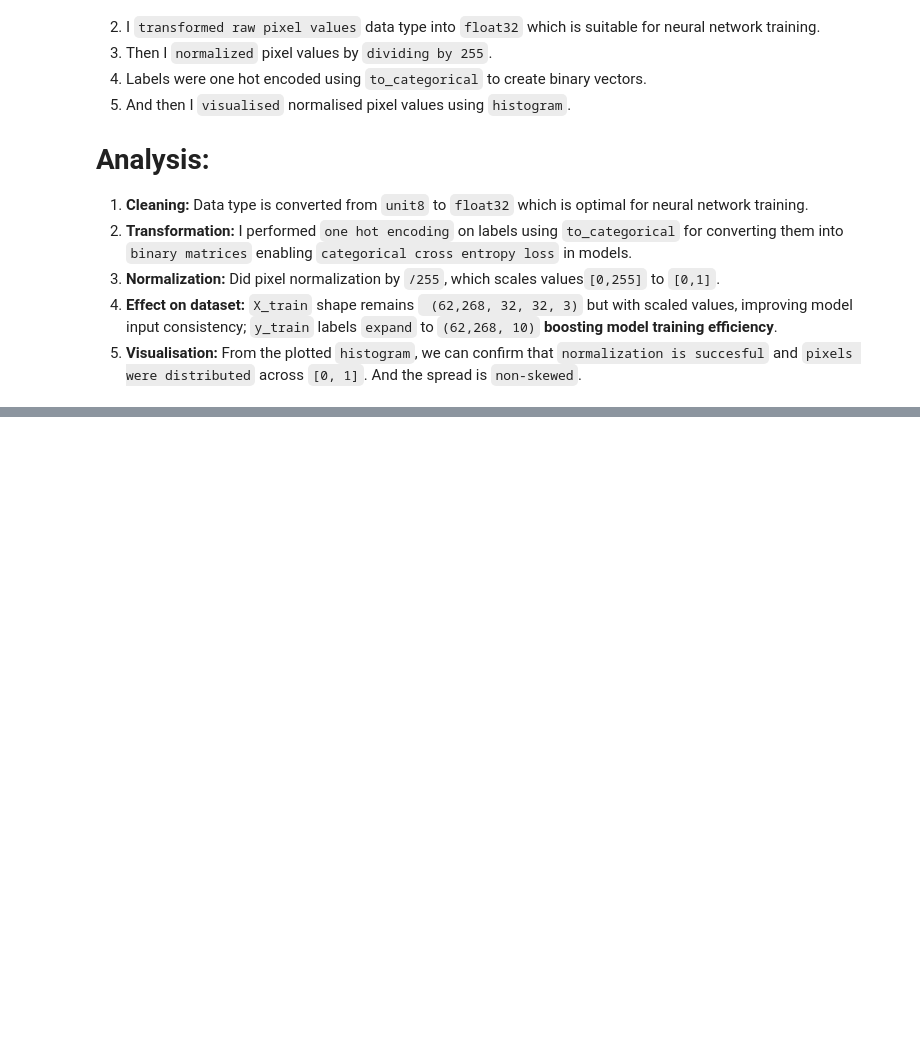
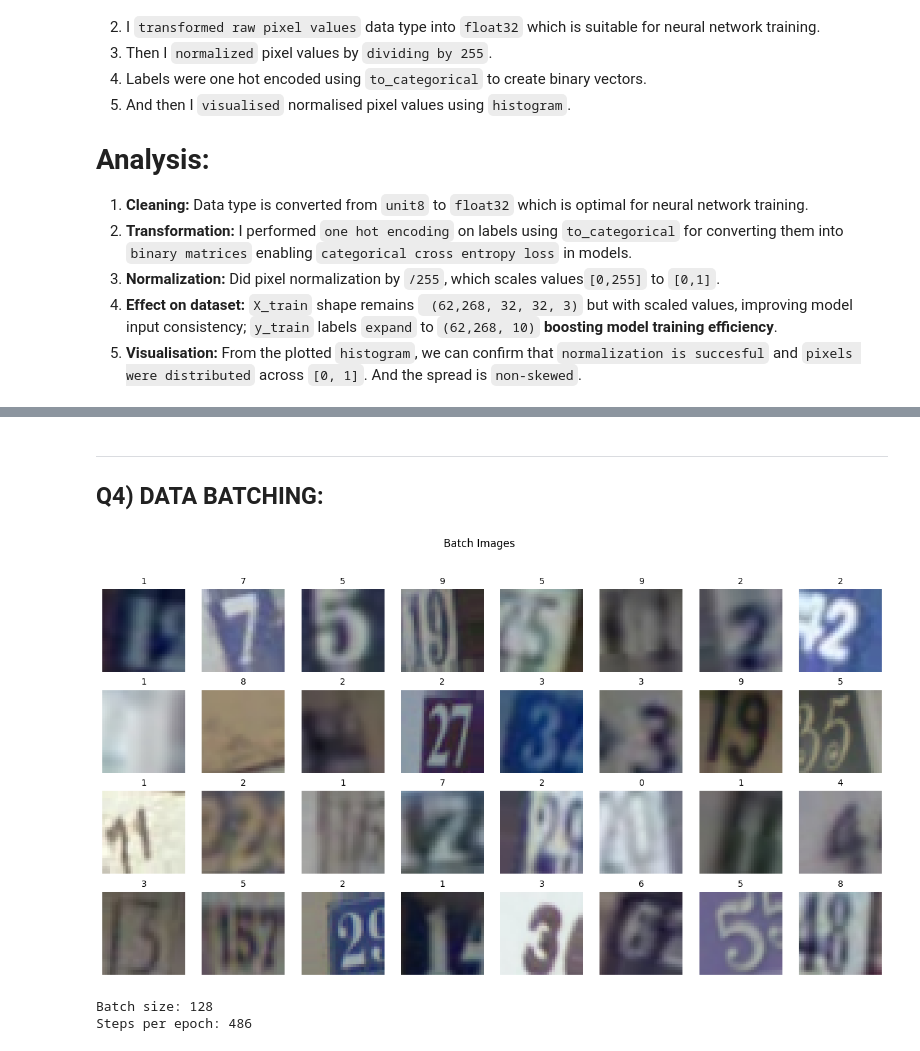
Before and after one commit to BhanuHarshaY/Street-View-House-Numbers-SVHN-Clssification, a Jupyter notebook: Assignment9.ipynb, the cells around one changed output, grey strips where cells are left out. Saved outputs shown, nothing was run; the diff lists cells and outputs as text; code cells hidden in the pictures; blank space fills up the shorter version.

```diff
--- a/Assignment9.ipynb
+++ b/Assignment9.ipynb
@@ -212,0 +288,32 @@ Shape after data preprocessing:
+# %% [markdown]
+---
+## **Q4) DATA BATCHING:**
+# %%
+# Batching
+BATCH_SIZE = 128
+
+# generators
+train_gen = datagen.flow(X_train, y_train_encoded, batch_size=BATCH_SIZE,shuffle=True )
+val_gen = ImageDataGenerator().flow(X_val, y_val_encoded, batch_size=BATCH_SIZE, shuffle=False)
+
+steps_per_epoch = len(X_train) // BATCH_SIZE
+val_steps = len(X_val) // BATCH_SIZE
+
+# batch imgs display
+batch_x, batch_y = next(train_gen)
+
+fig, axes = plt.subplots(4, 8, figsize=(16, 8))
+for i, ax in enumerate(axes.flat):
+    if i < 32:
+        ax.imshow(batch_x[i])
+        ax.set_title(f"{np.argmax(batch_y[i])}", fontsize=10)
+        ax.axis('off')
+plt.suptitle("Batch Images")
+plt.show()
+
+print(f"Batch size: {BATCH_SIZE}")
+print(f"Steps per epoch: {steps_per_epoch}")
+# %% [output]
+[figure, added]
+Batch size: 128
+Steps per epoch: 486
```
Also changed, not shown: parts of 4 cells of this notebook.
